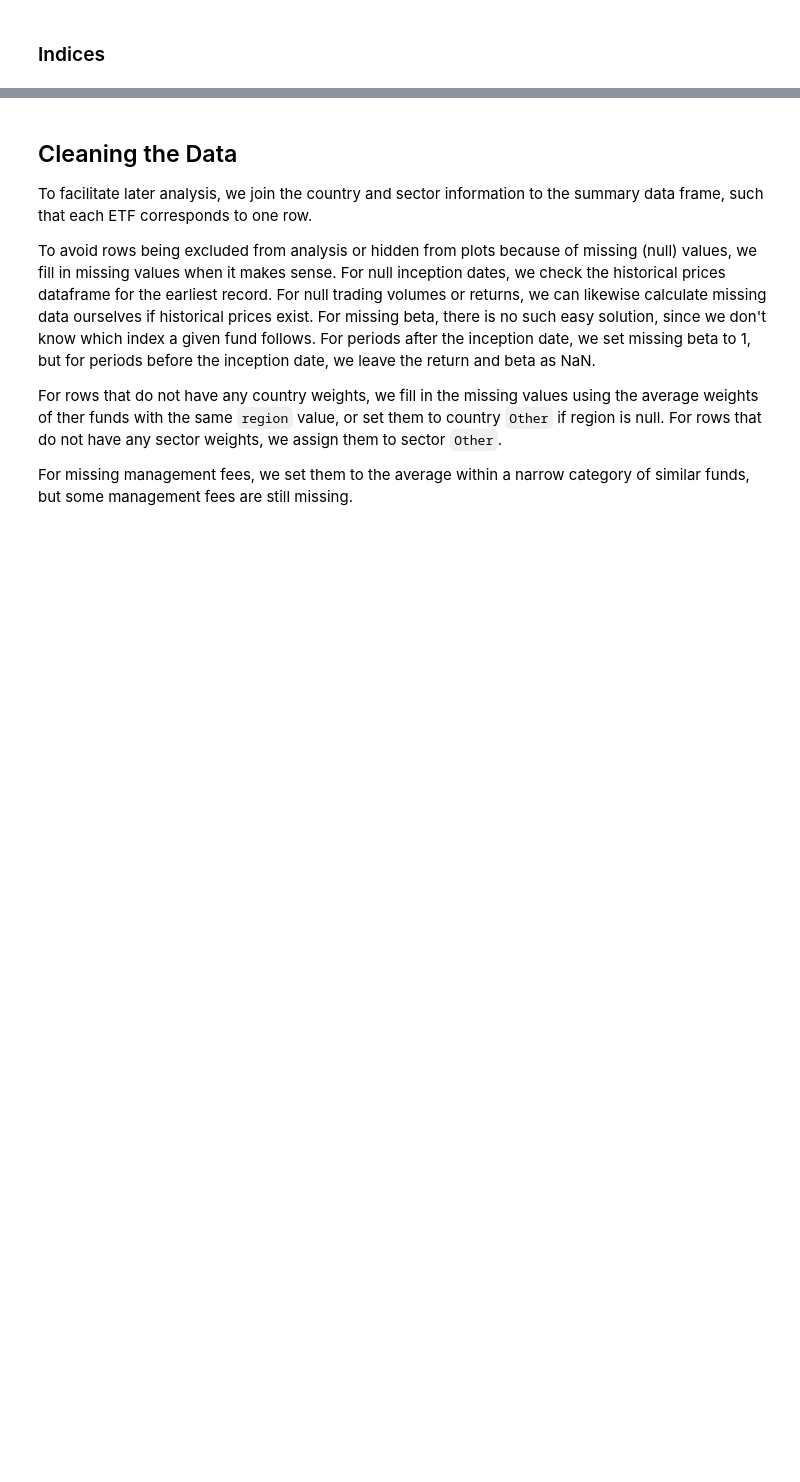
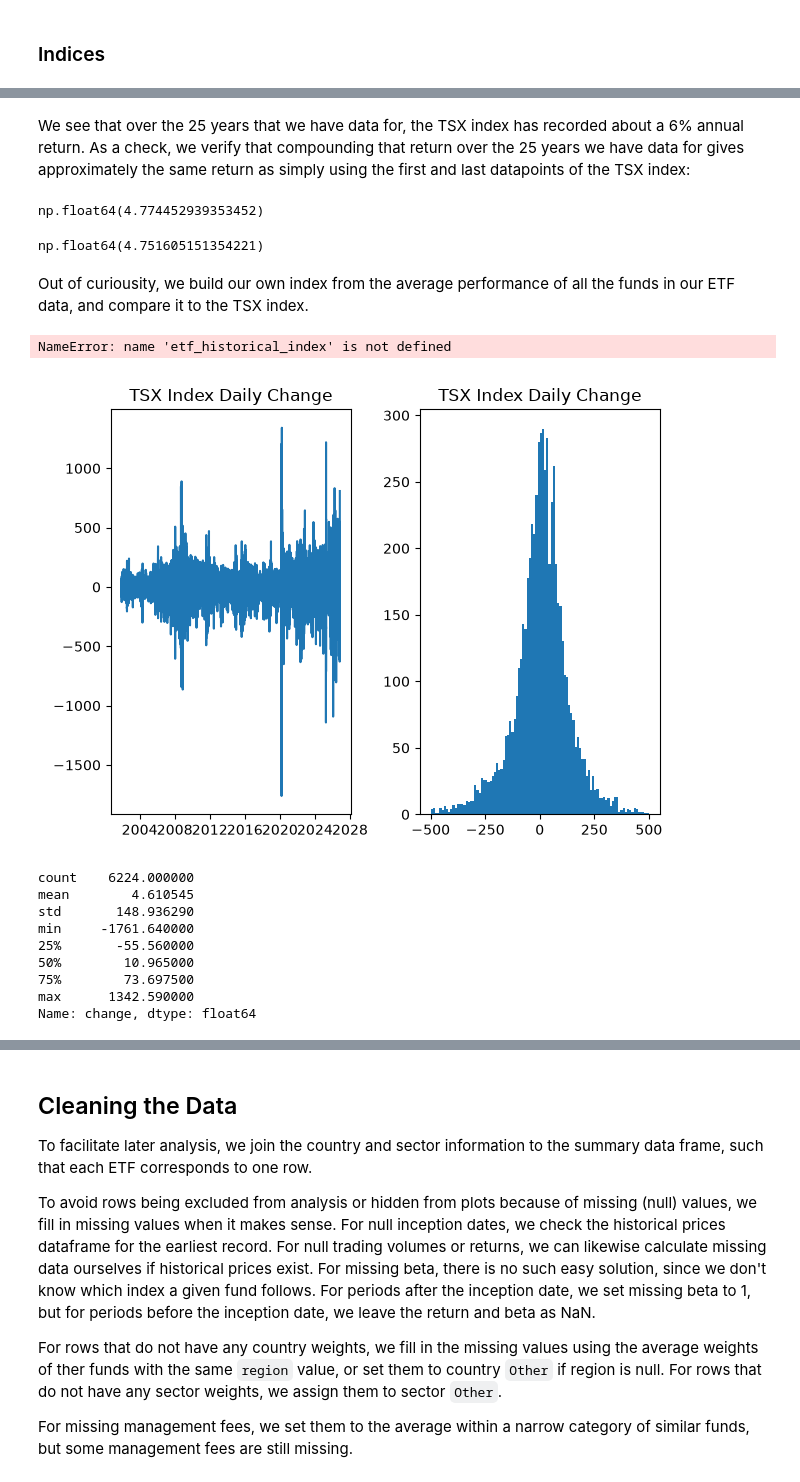
Before and after one commit to apetre/show-your-work, a Jupyter notebook: Choosing_an_ETF.ipynb, the cells around one changed output, grey strips where cells are left out. Drawn from its saved outputs; the diff is of its cells as text; code cells hidden in the pictures; blank space fills up the shorter version.

```diff
--- a/Choosing_an_ETF.ipynb
+++ b/Choosing_an_ETF.ipynb
@@ -468,0 +427,7 @@ Name: count, dtype: int64
+# %%
+tsx_index['date_diff'] = tsx_index.assign(date=tsx_index.index)['date'].diff().map(lambda x: x.days).fillna(1.0)
+tsx_index['daily_return'] = (tsx_index['close'].pct_change().fillna(0.0)+1) ** (1.0 / tsx_index['date_diff'])
+display(tsx_index['daily_return'].describe())
+tsx_annual_return = scipystats.gmean(tsx_index['daily_return'], weights=tsx_index['date_diff'], nan_policy='omit') ** 365
+tsx_daily_stddev = tsx_index['daily_return'].std()
+print(f"Average yearly price return: {tsx_annual_return}")
@@ -468,0 +445,10 @@ Name: count, dtype: int64
+# %% [markdown]
+We see that over the 25 years that we have data for, the TSX index has recorded about a 6% annual return. As a check, we verify that compounding that return over the 25 years we have data for gives approximately the same return as simply using the first and last datapoints of the TSX index:
+# %%
+display(tsx_annual_return**25)
+display(tsx_index.loc[tsx_index.index.max(),'close'] / tsx_index.loc[tsx_index.index.min(),'close'])
+# %% [output]
+np.float64(4.774452939353452)
+np.float64(4.751605151354221)
+# %% [markdown]
+Out of curiousity, we build our own index from the average performance of all the funds in our ETF data, and compare it to the TSX index.
@@ -468,0 +460,4 @@ Name: count, dtype: int64
+# %%
+etf_historical_index.describe()
+# %% [output]
+NameError: name 'etf_historical_index' is not defined
@@ -468,0 +474,20 @@ Name: count, dtype: int64
+# %%
+plt.close('all')
+fig, axes = plt.subplots(1, 2, sharey=False, tight_layout=True)
+axes[0].plot(tsx_index['change'][1:])
+axes[1].hist(tsx_index['change'][1:],range=(-500,500),bins=100)
+axes[0].set_title('TSX Index Daily Change')
+axes[1].set_title('TSX Index Daily Change')
+plt.show();
+tsx_index['change'][1:].describe()
+# %% [output]
+[figure, added]
+count    6224.000000
+mean        4.610545
+std       148.936290
+min     -1761.640000
+25%       -55.560000
+50%        10.965000
+75%        73.697500
+max      1342.590000
+Name: change, dtype: float64
```
Also changed, not shown: parts of 54 cells of this notebook.
